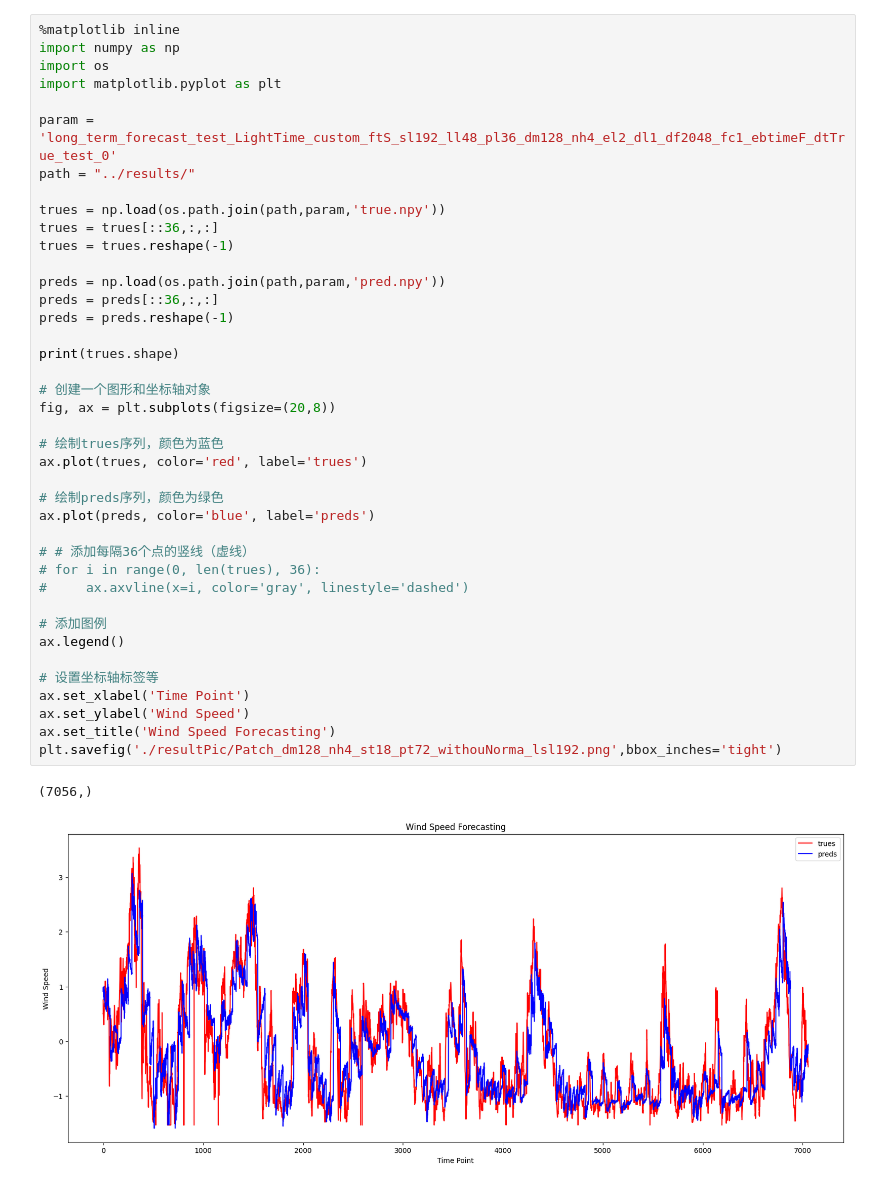
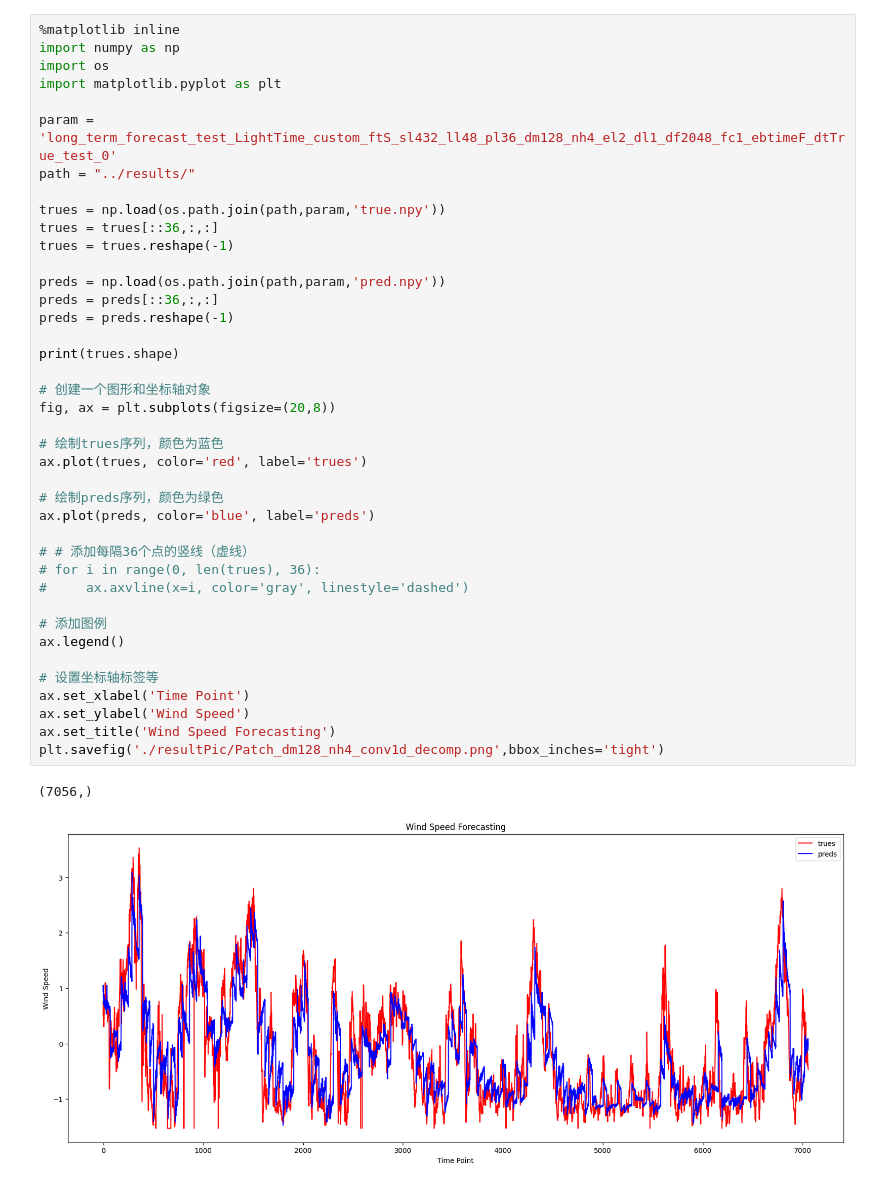
Before and after one commit to yellow378/WindSpeedForecasting, a Jupyter notebook: analysis/resultPic.ipynb, the cells around one changed output. Cells and saved outputs as stored; diff of their text form.

```diff
--- a/analysis/resultPic.ipynb
+++ b/analysis/resultPic.ipynb
@@ -4,7 +4,7 @@ import numpy as np
 import os
 import matplotlib.pyplot as plt
 
-param = 'long_term_forecast_test_LightTime_custom_ftS_sl192_ll48_pl36_dm128_nh4_el2_dl1_df2048_fc1_ebtimeF_dtTrue_test_0'
+param = 'long_term_forecast_test_LightTime_custom_ftS_sl432_ll48_pl36_dm128_nh4_el2_dl1_df2048_fc1_ebtimeF_dtTrue_test_0'
 path = "../results/"
 
 trues = np.load(os.path.join(path,param,'true.npy'))
@@ -12,35 +12,35 @@ trues = trues[::36,:,:]
 trues = trues.reshape(-1)
 
 preds = np.load(os.path.join(path,param,'pred.npy'))
 preds = preds[::36,:,:]
 preds = preds.reshape(-1)
 
 print(trues.shape)
 
 # 创建一个图形和坐标轴对象
 fig, ax = plt.subplots(figsize=(20,8))
 
 # 绘制trues序列，颜色为蓝色
 ax.plot(trues, color='red', label='trues')
 
 # 绘制preds序列，颜色为绿色
 ax.plot(preds, color='blue', label='preds')
 
 # # 添加每隔36个点的竖线（虚线）
 # for i in range(0, len(trues), 36):
 #     ax.axvline(x=i, color='gray', linestyle='dashed')
 
 # 添加图例
 ax.legend()
 
 # 设置坐标轴标签等
 ax.set_xlabel('Time Point')
 ax.set_ylabel('Wind Speed')
 ax.set_title('Wind Speed Forecasting')
-plt.savefig('./resultPic/Patch_dm128_nh4_st18_pt72_withouNorma_lsl192.png',bbox_inches='tight')
+plt.savefig('./resultPic/Patch_dm128_nh4_conv1d_decomp.png',bbox_inches='tight')
 # %% [output]
 (7056,)
-[figure, old version]
+[figure, new version]
 # %%
 true = trues[2880:5000]
 pred = preds[2880:5000]
```
Also changed, not shown: parts of 1 cell of this notebook, 6 other files.
